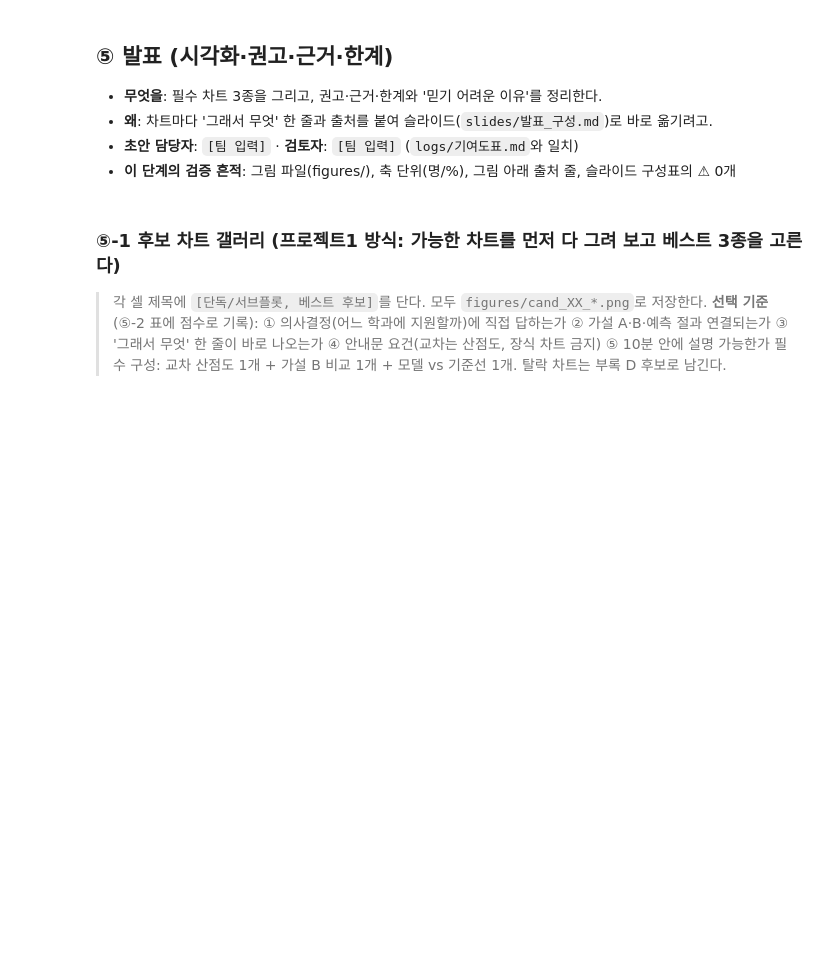
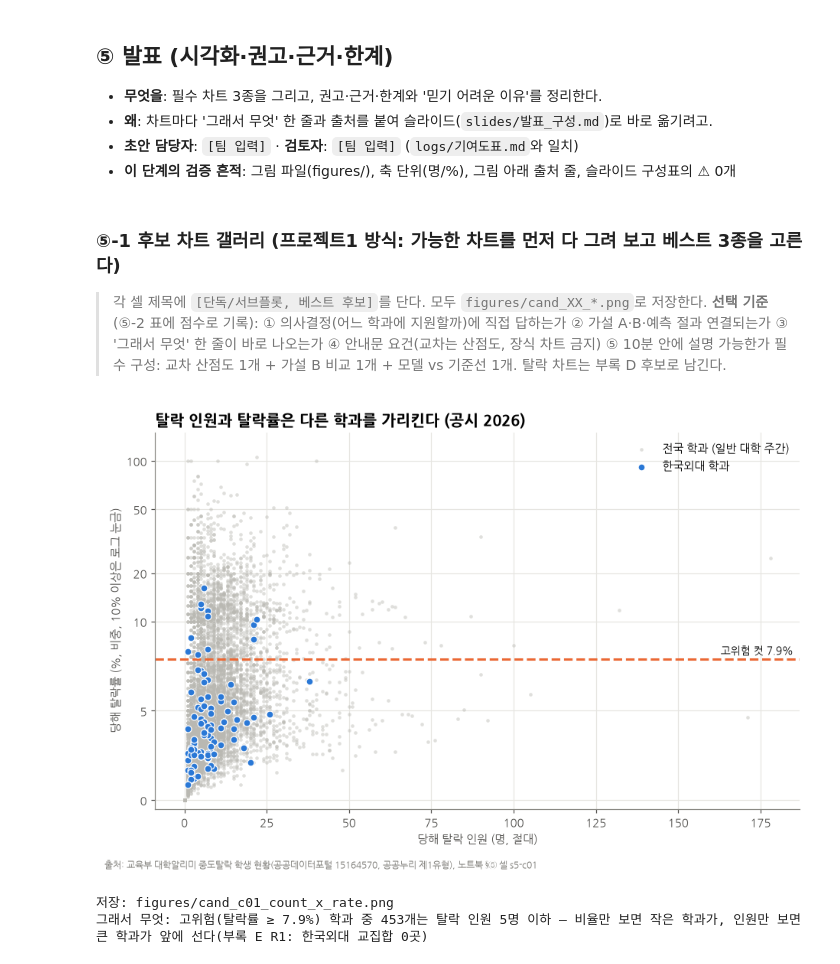
Before and after one commit to 202103116-stack/university-dropout-risk-analysis, a Jupyter notebook: notebook/팀프로젝트2_14조.ipynb, the cells around one changed output. Drawn from its saved outputs; the diff is of its cells as text; code cells hidden in the pictures; blank space fills up the shorter version.

```diff
--- a/notebook/팀프로젝트2_14조.ipynb
+++ b/notebook/팀프로젝트2_14조.ipynb
@@ -1127,5 +1153,23 @@ display(SUMMARY)
 # %%
-# s5-c02 [단독] 재적 규모 구간별 탈락률 상자그림 — 소규모 학과의 비율 변동(최소 재적 30명 근거)
-# [출처 규칙] 이 셀의 수치를 보고서·발표에 옮길 때 '(출처: 노트북 §⑤ 셀 s5-c02)'를 붙인다.
-# TODO: 그림 저장 → figures/cand_*.png, 축 단위(명/%), 그림 아래 출처 문구, '그래서 무엇' 한 줄 출력
+# s5-c01 [단독, 베스트 후보·필수 교차] 탈락 인원(명) × 탈락률(%) 산점도 — 분석 표본 t=2026, 한국외대 강조
+te = TE.copy()
+fig, ax = plt.subplots(figsize=(8.5, 5.6))
+oth = te[~te['학교코드'].eq(HUFS_CODE)]
+ax.scatter(oth['계'], oth['중도탈락학생비율'], s=9, color=GRAY, alpha=0.45, linewidths=0, label='전국 학과 (일반 대학 주간)')
+hu = te[te['학교코드'].eq(HUFS_CODE)]
+ax.scatter(hu['계'], hu['중도탈락학생비율'], s=34, color=C1, edgecolor='white', linewidth=0.8, label='한국외대 학과', zorder=3)
+ax.axhline(CUT, color=C2, lw=2, ls='--')
+ax.annotate(f'고위험 컷 {CUT:.1f}%', xy=(0.99, CUT), xycoords=('axes fraction', 'data'), xytext=(0, 4), textcoords='offset points', ha='right', fontsize=9, color=INK)
+ax.set_yscale('symlog', linthresh=10); ax.set_ylim(-0.5, 150)
+ax.yaxis.set_major_locator(FixedLocator([0, 5, 10, 20, 50, 100])); ax.yaxis.set_major_formatter(PLAIN); ax.yaxis.set_minor_locator(FixedLocator([]))
+ax.set_xlabel('당해 탈락 인원 (명, 절대)'); ax.set_ylabel('당해 탈락률 (%, 비중, 10% 이상은 로그 눈금)')
+ax.set_title('탈락 인원과 탈락률은 다른 학과를 가리킨다 (공시 2026)')
+ax.legend(frameon=False, loc='upper right')
+hi_rate_small = int(((te['중도탈락학생비율'] >= CUT) & (te['계'] <= 5)).sum())
+finish(fig, 's5-c01', 'count_x_rate',
+       f"고위험(탈락률 ≥ {CUT:.1f}%) 학과 중 {hi_rate_small}개는 탈락 인원 5명 이하 — 비율만 보면 작은 학과가, 인원만 보면 큰 학과가 앞에 선다(부록 E R1: 한국외대 교집합 0곳)")
+# %% [output]
+[figure, added]
+저장: figures/cand_c01_count_x_rate.png
+그래서 무엇: 고위험(탈락률 ≥ 7.9%) 학과 중 453개는 탈락 인원 5명 이하 — 비율만 보면 작은 학과가, 인원만 보면 큰 학과가 앞에 선다(부록 E R1: 한국외대 교집합 0곳)
 # %%
```
Also changed, not shown: parts of 25 cells of this notebook, 23 other files.
